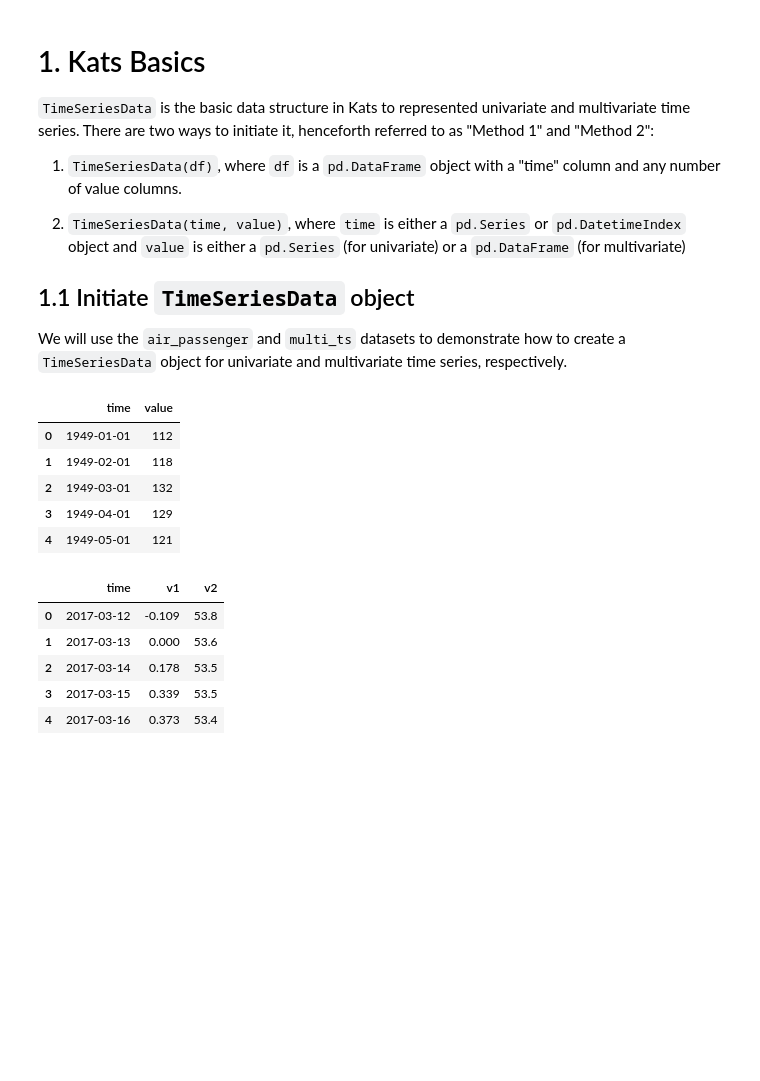
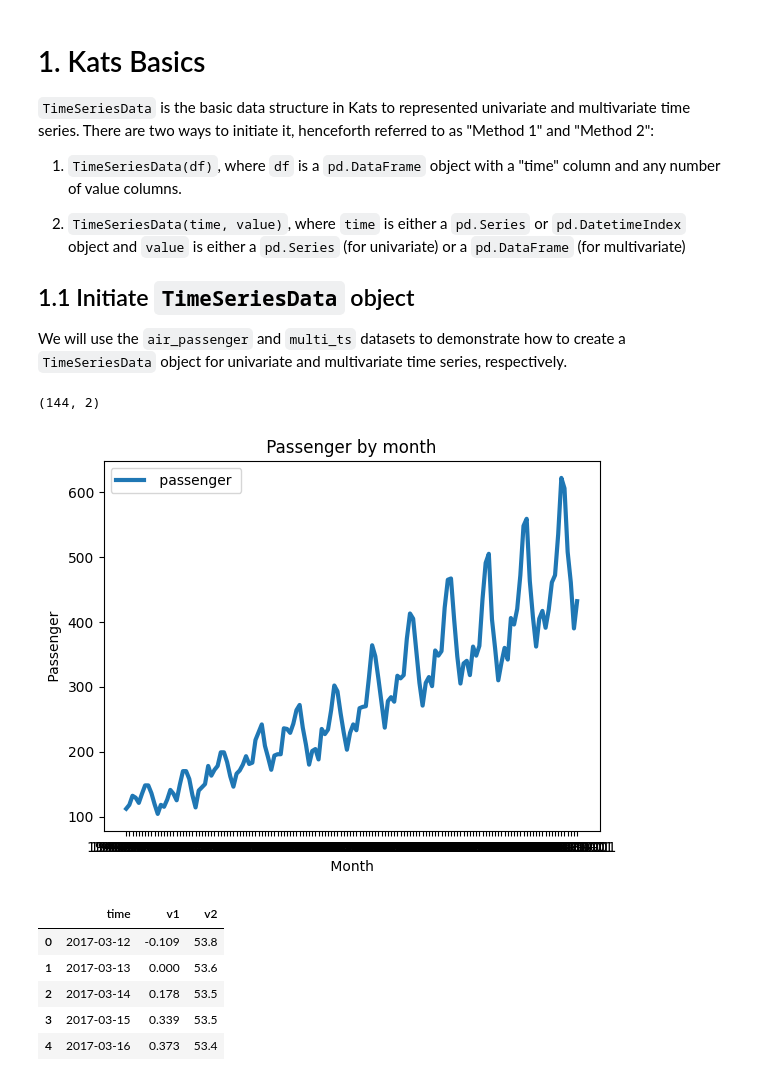
Before and after one commit to critobfer/Kats, a Jupyter notebook: tutorials/kats_101_basics.ipynb, the cells around one changed output. Cells and saved outputs as stored; diff of their text form; code cells hidden in the pictures; blank space fills up the shorter version.

```diff
--- a/tutorials/kats_101_basics.ipynb
+++ b/tutorials/kats_101_basics.ipynb
@@ -66,10 +66,24 @@ the name of this column using the time_col_name parameter in the TimeSeriesData
 """
 air_passengers_df.columns = ["time", "value"]
 air_passengers_df.head()
+air_passengers_df.shape
 # %% [output]
-|  | time | value |
-| 0 | 1949-01-01 | 112 |
-| 1 | 1949-02-01 | 118 |
-| 2 | 1949-03-01 | 132 |
-| 3 | 1949-04-01 | 129 |
-| 4 | 1949-05-01 | 121 |
+(144, 2)
+# %%
+#plot ambas series de tiempo
+df = air_passengers_df
+plt. plot (df.time , df.value, label = ' passenger ', linewidth = 3 )
+# plt. plot (df2. date , df2. returns , color = ' red ', label = ' returns ', linewidth = 3 )
+
+#add título y etiquetas de eje
+plt. title (' Passenger by month ')
+plt. xlabel (' Month ')
+plt. ylabel (' Passenger ')
+
+#add legend
+plt.legend()
+
+#display plot
+plt.show ()
+# %% [output]
+[figure, added]
```
Also changed, not shown: parts of 6 cells of this notebook, 17 other files.
